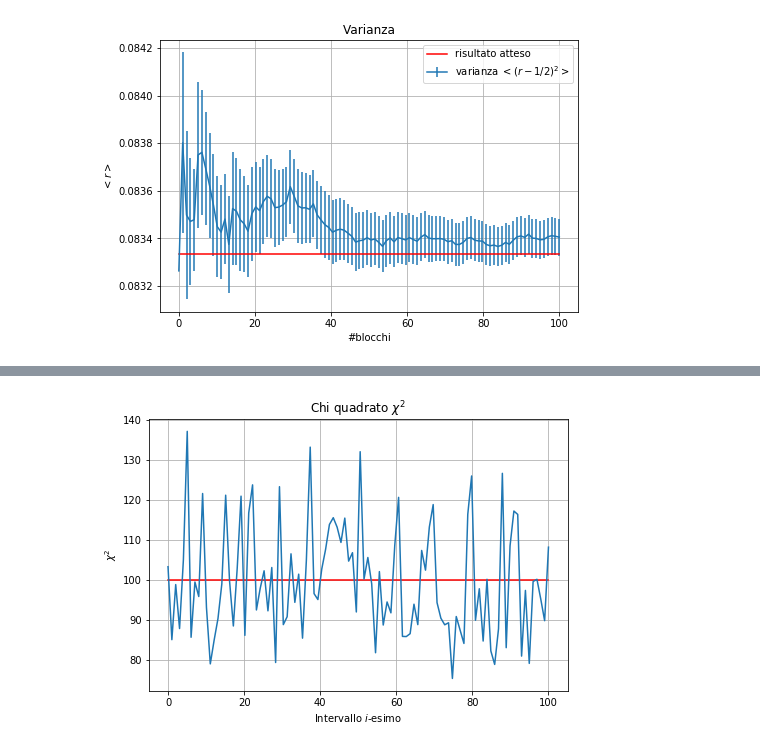
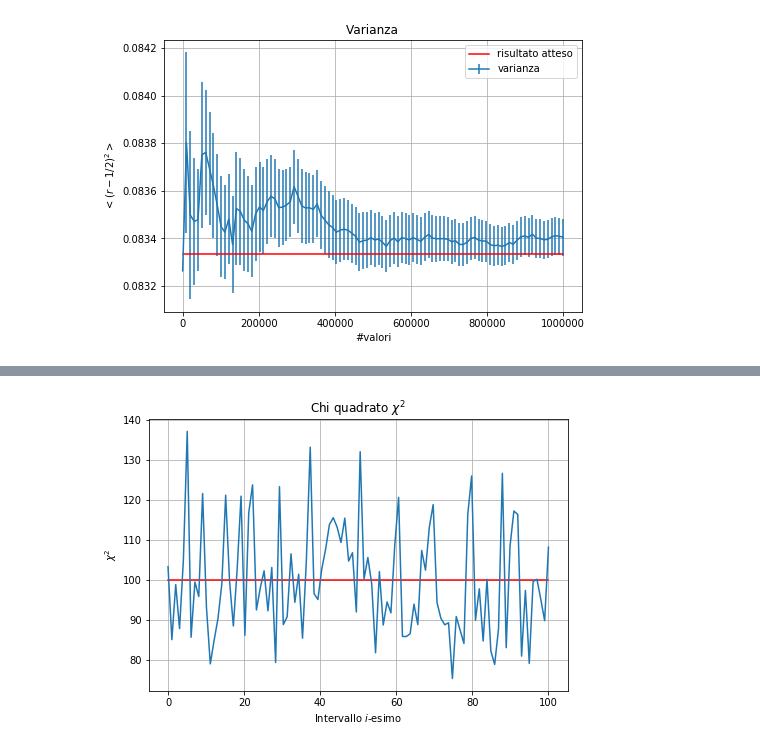
Before and after one commit to danidimic/NSL-exercise, a Jupyter notebook: LSN_Exercise_01/LSN_Exercise_01.ipynb, the cells around one changed output, grey strips where cells are left out. Cells and saved outputs as stored; diff of their text form; code cells hidden in the pictures.

```diff
--- a/LSN_Exercise_01/LSN_Exercise_01.ipynb
+++ b/LSN_Exercise_01/LSN_Exercise_01.ipynb
@@ -60,19 +39,17 @@ Riporto il grafico del valore medio $\left( \langle r\rangle - \frac{1}{2} \righ
 # %%
 plt.figure(figsize=(7.5, 5))
 
-#importo i risultati della varianza
 var, err = np.loadtxt('./Files/var.out', delimiter = '  ', unpack = 'True')
 
-N = 100
-x = np.linspace(0,N,N)
+x = np.linspace(0,10**6,100)
 y = 1/12*x**0   #valore atteso
 
-plt.errorbar(x, var, yerr=err, label='varianza $<(r-1/2)^2>$') #grafico simulazione
+plt.errorbar(x, var, yerr=err, label='varianza') #grafico simulazione
 plt.plot(x,y, color='red', label='risultato atteso') #grafico risultato atteso
 plt.title('Varianza')
-plt.xlabel('#blocchi')
-plt.ylabel('$<r>$')
+plt.xlabel('#valori')
+plt.ylabel('$<(r-1/2)^2>$')
 plt.legend()
 plt.grid(True)
 # %% [output]
-[figure, old version]
+[figure, new version]
```
Also changed, not shown: parts of 30 cells of this notebook.
